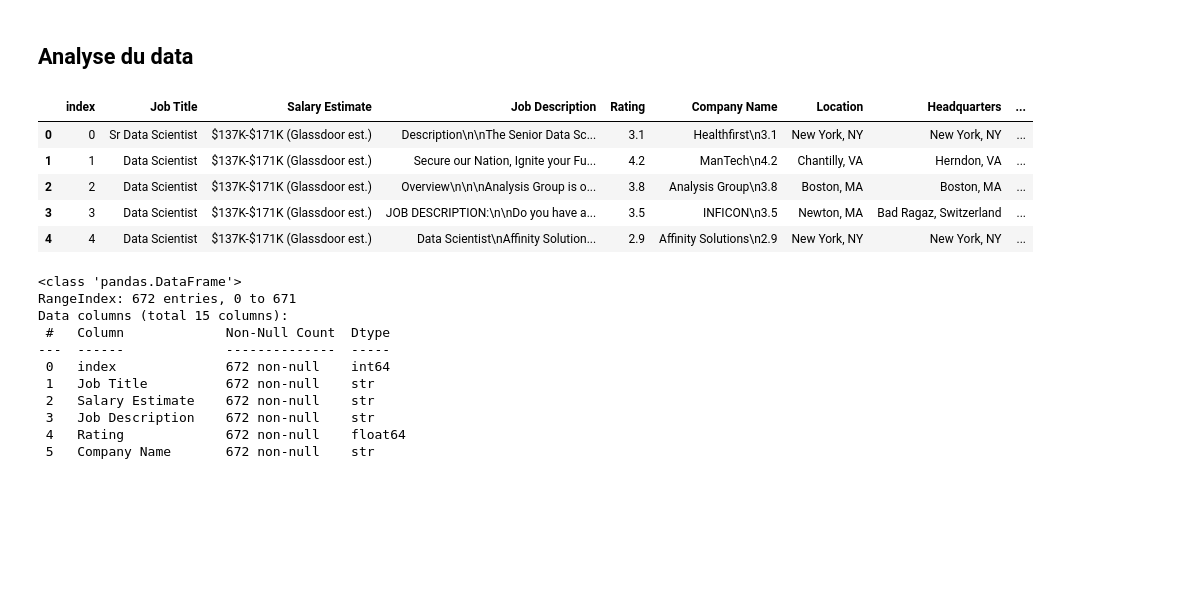
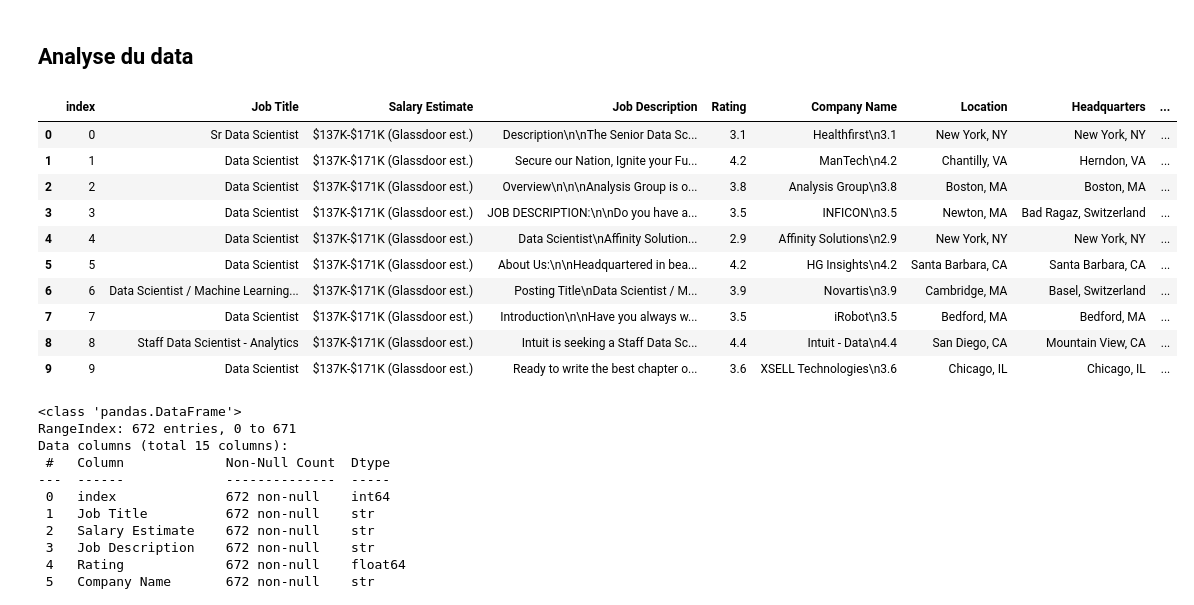
Before and after one commit to elhidarinouhayla/HR-Pulse, a Jupyter notebook: backend/ml/eda.ipynb, the cells around one changed output. Saved outputs shown, nothing was run; the diff lists cells and outputs as text; code cells hidden in the pictures; blank space fills up the shorter version.

```diff
--- a/backend/ml/eda.ipynb
+++ b/backend/ml/eda.ipynb
@@ -1,17 +1,23 @@
 # %% [markdown]
 ## Analyse du data
 # %%
+# load data
 import pandas as pd
 
 df = pd.read_csv("../data/raw/jobs_data.csv")
-df.head()
+df.head(10)
 # %% [output]
 |  | index | Job Title | Salary Estimate | Job Description | Rating | Company Name | Location | Headquarters | ... |
 | 0 | 0 | Sr Data Scientist | $137K-$171K (Glassdoor est.) | Description\n\nThe Senior Data Sc... | 3.1 | Healthfirst\n3.1 | New York, NY | New York, NY | ... |
 | 1 | 1 | Data Scientist | $137K-$171K (Glassdoor est.) | Secure our Nation, Ignite your Fu... | 4.2 | ManTech\n4.2 | Chantilly, VA | Herndon, VA | ... |
 | 2 | 2 | Data Scientist | $137K-$171K (Glassdoor est.) | Overview\n\n\nAnalysis Group is o... | 3.8 | Analysis Group\n3.8 | Boston, MA | Boston, MA | ... |
 | 3 | 3 | Data Scientist | $137K-$171K (Glassdoor est.) | JOB DESCRIPTION:\n\nDo you have a... | 3.5 | INFICON\n3.5 | Newton, MA | Bad Ragaz, Switzerland | ... |
 | 4 | 4 | Data Scientist | $137K-$171K (Glassdoor est.) | Data Scientist\nAffinity Solution... | 2.9 | Affinity Solutions\n2.9 | New York, NY | New York, NY | ... |
+| 5 | 5 | Data Scientist | $137K-$171K (Glassdoor est.) | About Us:\n\nHeadquartered in bea... | 4.2 | HG Insights\n4.2 | Santa Barbara, CA | Santa Barbara, CA | ... |
+| 6 | 6 | Data Scientist / Machine Learning... | $137K-$171K (Glassdoor est.) | Posting Title\nData Scientist / M... | 3.9 | Novartis\n3.9 | Cambridge, MA | Basel, Switzerland | ... |
+| 7 | 7 | Data Scientist | $137K-$171K (Glassdoor est.) | Introduction\n\nHave you always w... | 3.5 | iRobot\n3.5 | Bedford, MA | Bedford, MA | ... |
+| 8 | 8 | Staff Data Scientist - Analytics | $137K-$171K (Glassdoor est.) | Intuit is seeking a Staff Data Sc... | 4.4 | Intuit - Data\n4.4 | San Diego, CA | Mountain View, CA | ... |
+| 9 | 9 | Data Scientist | $137K-$171K (Glassdoor est.) | Ready to write the best chapter o... | 3.6 | XSELL Technologies\n3.6 | Chicago, IL | Chicago, IL | ... |
 # %%
 df.info()
 # %% [output]
```
Also changed, not shown: parts of 9 cells of this notebook.
